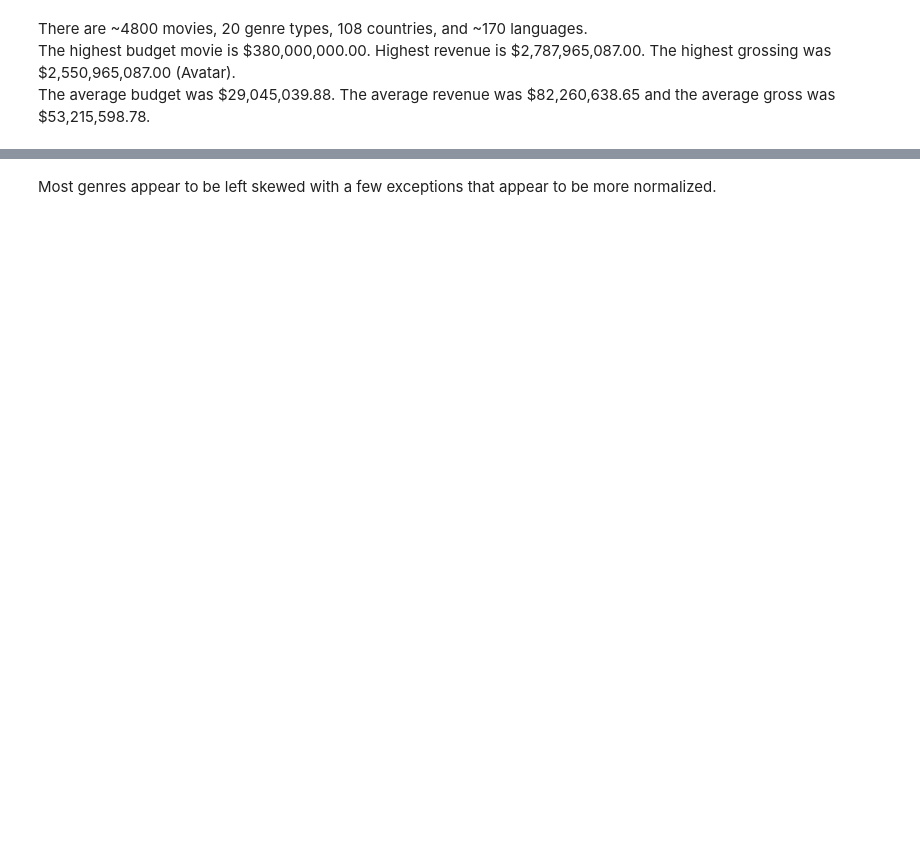
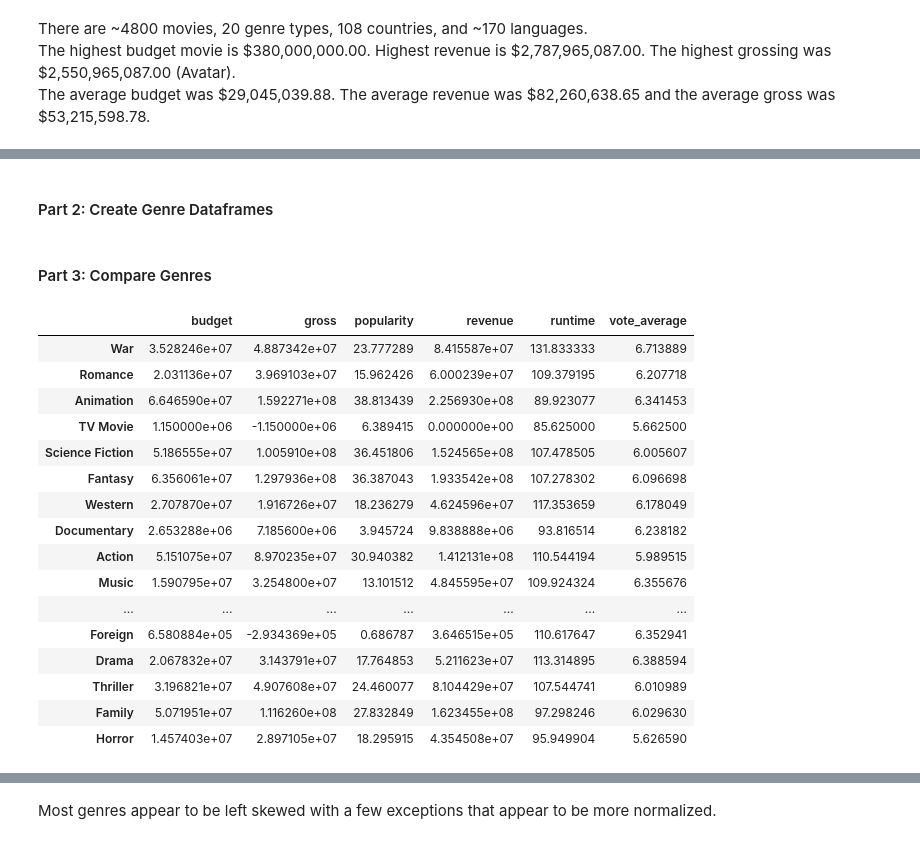
Before and after one commit to kimrharper/thinkful, a Jupyter notebook: PrepCourse/PrepCourse-4-2-Capstone.ipynb, the cells around one changed output, grey strips where cells are left out. Cells and saved outputs as stored; diff of their text form; code cells hidden in the pictures; blank space fills up the shorter version.

```diff
--- a/PrepCourse/PrepCourse-4-2-Capstone.ipynb
+++ b/PrepCourse/PrepCourse-4-2-Capstone.ipynb
@@ -84,3 +87,5 @@ There are ~4800 movies, 20 genre types, 108 countries, and ~170 languages.<br>Th
+# %% [markdown]
+####  Part 2: Create Genre Dataframes
 # %%
 # function for checking if genre exists in a column
 def genre_check(value):
@@ -102,3 +107,41 @@ gross_profits = pd.DataFrame()
 for column in un_genre:
     df = moviedata[moviedata[column] == True]
     genredict[column] = df.drop(un_genre, axis=1, inplace=False)
+# %% [markdown]
+####  Part 3: Compare Genres
+# %%
+# creates a new dataframe based on genres
+dfSeries = {}
+intcolumns = ['budget','popularity','revenue','runtime','vote_average','gross']
+for col in intcolumns:
+    poplist = []
+    for genre in un_genre:
+        poplist.append(moviedata[genre] == True)
+
+    serlist = []
+    for ser in poplist:
+        serlist.append(moviedata.loc[ser, col].mean())
+
+    dfSeries[col] = serlist
+
+dfGenre = pd.DataFrame(dfSeries)
+dfGenre.index = un_genre
+dfGenre
+# %% [output]
+|  | budget | gross | popularity | revenue | runtime | vote_average |
+| War | 3.528246e+07 | 4.887342e+07 | 23.777289 | 8.415587e+07 | 131.833333 | 6.713889 |
+| Romance | 2.031136e+07 | 3.969103e+07 | 15.962426 | 6.000239e+07 | 109.379195 | 6.207718 |
+| Animation | 6.646590e+07 | 1.592271e+08 | 38.813439 | 2.256930e+08 | 89.923077 | 6.341453 |
+| TV Movie | 1.150000e+06 | -1.150000e+06 | 6.389415 | 0.000000e+00 | 85.625000 | 5.662500 |
+| Science Fiction | 5.186555e+07 | 1.005910e+08 | 36.451806 | 1.524565e+08 | 107.478505 | 6.005607 |
+| Fantasy | 6.356061e+07 | 1.297936e+08 | 36.387043 | 1.933542e+08 | 107.278302 | 6.096698 |
+| Western | 2.707870e+07 | 1.916726e+07 | 18.236279 | 4.624596e+07 | 117.353659 | 6.178049 |
+| Documentary | 2.653288e+06 | 7.185600e+06 | 3.945724 | 9.838888e+06 | 93.816514 | 6.238182 |
+| Action | 5.151075e+07 | 8.970235e+07 | 30.940382 | 1.412131e+08 | 110.544194 | 5.989515 |
+| Music | 1.590795e+07 | 3.254800e+07 | 13.101512 | 4.845595e+07 | 109.924324 | 6.355676 |
+| ... | ... | ... | ... | ... | ... | ... |
+| Foreign | 6.580884e+05 | -2.934369e+05 | 0.686787 | 3.646515e+05 | 110.617647 | 6.352941 |
+| Drama | 2.067832e+07 | 3.143791e+07 | 17.764853 | 5.211623e+07 | 113.314895 | 6.388594 |
+| Thriller | 3.196821e+07 | 4.907608e+07 | 24.460077 | 8.104429e+07 | 107.544741 | 6.010989 |
+| Family | 5.071951e+07 | 1.116260e+08 | 27.832849 | 1.623455e+08 | 97.298246 | 6.029630 |
+| Horror | 1.457403e+07 | 2.897105e+07 | 18.295915 | 4.354508e+07 | 95.949904 | 5.626590 |
```
Also changed, not shown: parts of 21 cells of this notebook, 3 other files.
